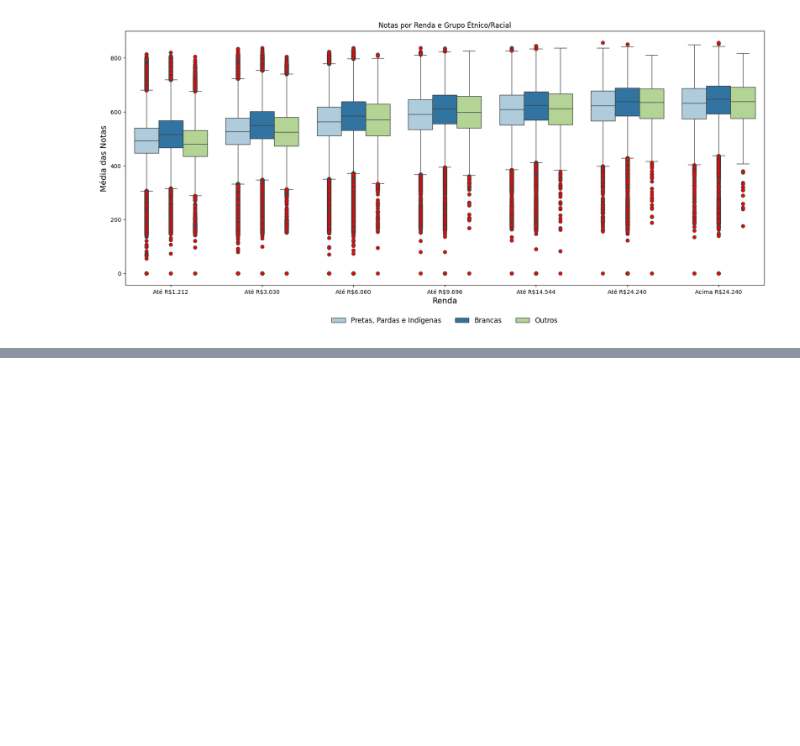
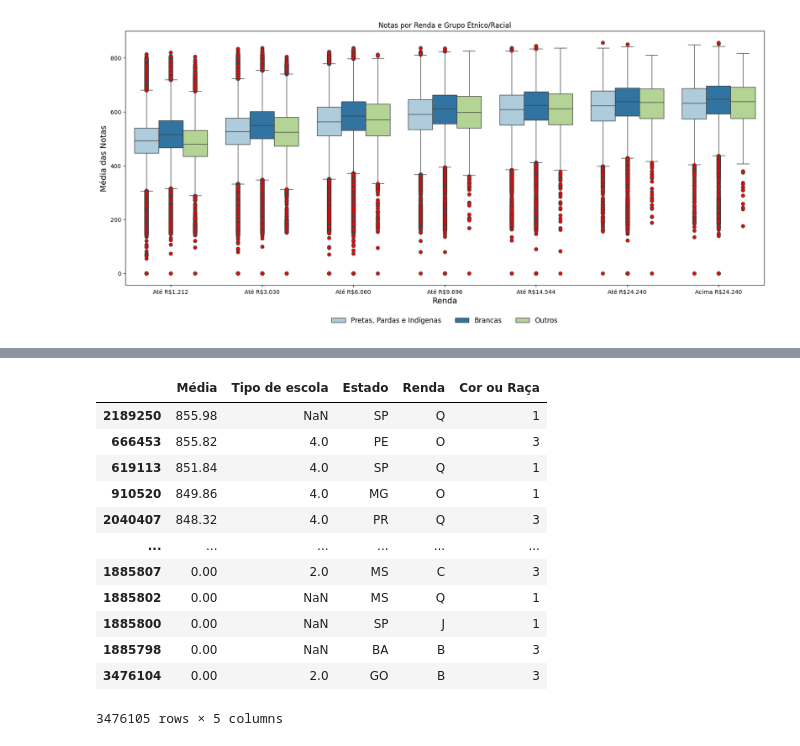
Before and after one commit to Grupo-B-Turma-2-Ada-VemSerTech/Projeto_Mod04_Ada_VemSerTech, a Jupyter notebook: Projeto.ipynb, the cells around one changed output, grey strips where cells are left out. Drawn from its saved outputs; the diff is of its cells as text; code cells hidden in the pictures; blank space fills up the shorter version.

```diff
--- a/Projeto.ipynb
+++ b/Projeto.ipynb
@@ -769,0 +791,17 @@ plt.show()
+# %%
+medias_ordenadas = df_medias.sort_values(['Média'], ascending=False)
+medias_ordenadas
+# %% [output]
+|  | Média | Tipo de escola | Estado | Renda | Cor ou Raça |
+| 2189250 | 855.98 | NaN | SP | Q | 1 |
+| 666453 | 855.82 | 4.0 | PE | O | 3 |
+| 619113 | 851.84 | 4.0 | SP | Q | 1 |
+| 910520 | 849.86 | 4.0 | MG | O | 1 |
+| 2040407 | 848.32 | 4.0 | PR | Q | 3 |
+| ... | ... | ... | ... | ... | ... |
+| 1885807 | 0.00 | 2.0 | MS | C | 3 |
+| 1885802 | 0.00 | NaN | MS | Q | 1 |
+| 1885800 | 0.00 | NaN | SP | J | 1 |
+| 1885798 | 0.00 | NaN | BA | B | 3 |
+| 3476104 | 0.00 | 2.0 | GO | B | 3 |
+3476105 rows × 5 columns
```
Also changed, not shown: parts of 7 cells of this notebook.
